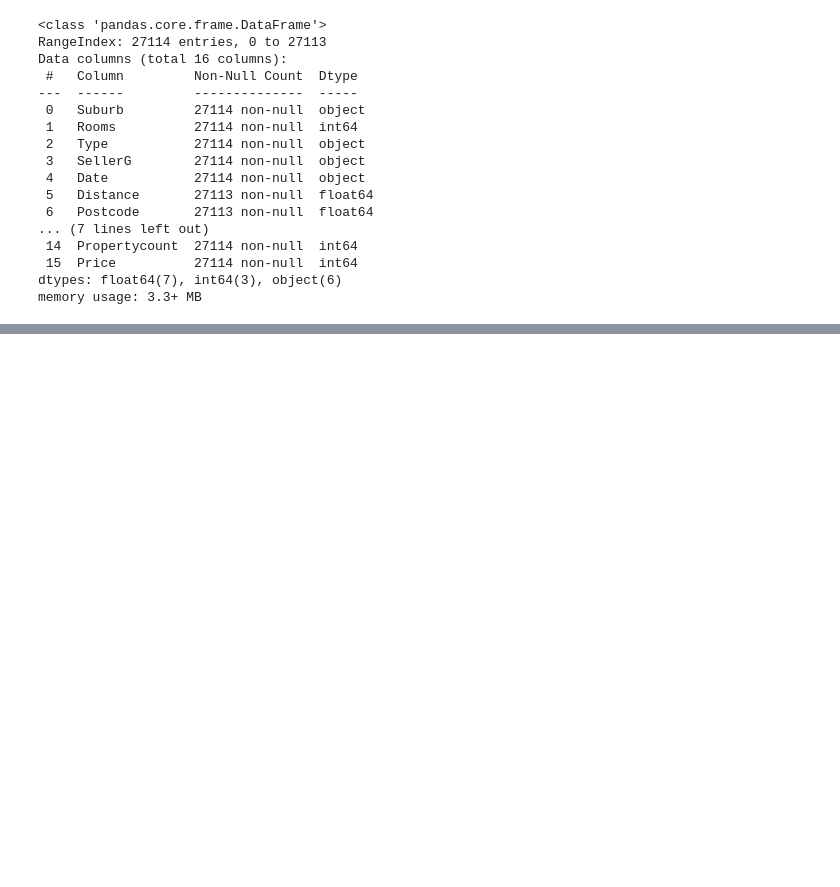
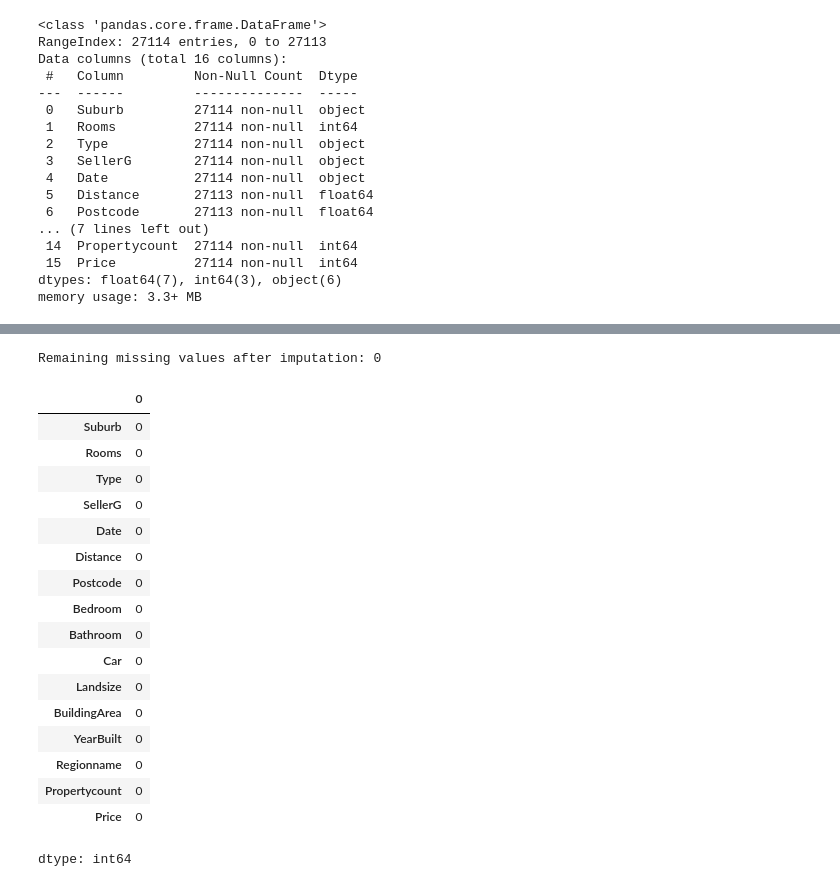
Before and after one commit to dianasimon760-boop/laguardiadataclass, a Jupyter notebook: DSimonFinalExercise.ipynb, the cells around one changed output, grey strips where cells are left out. Drawn from its saved outputs; the diff is of its cells as text; code cells hidden in the pictures; blank space fills up the shorter version.

```diff
--- a/DSimonFinalExercise.ipynb
+++ b/DSimonFinalExercise.ipynb
@@ -74,0 +154,26 @@ memory usage: 3.3+ MB
+# %%
+#Verify if the new data is fully clean
+remaining_missing = clean_df.isna().sum().sum()
+print(f'Remaining missing values after imputation: {remaining_missing}')
+
+clean_df.isna().sum().sort_values(ascending=False)
+# %% [output]
+Remaining missing values after imputation: 0
+|  | 0 |
+| Suburb | 0 |
+| Rooms | 0 |
+| Type | 0 |
+| SellerG | 0 |
+| Date | 0 |
+| Distance | 0 |
+| Postcode | 0 |
+| Bedroom | 0 |
+| Bathroom | 0 |
+| Car | 0 |
+| Landsize | 0 |
+| BuildingArea | 0 |
+| YearBuilt | 0 |
+| Regionname | 0 |
+| Propertycount | 0 |
+| Price | 0 |
+dtype: int64
```
Also changed, not shown: parts of 6 cells of this notebook.
